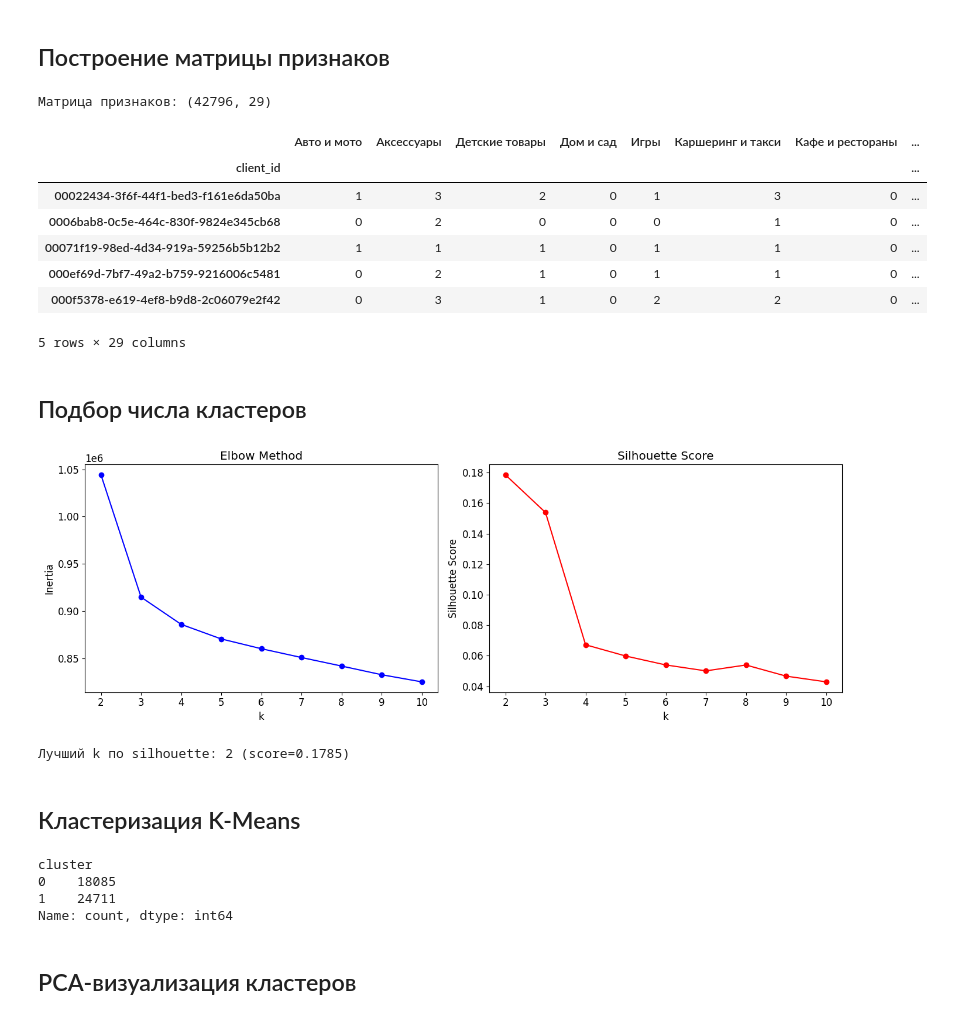
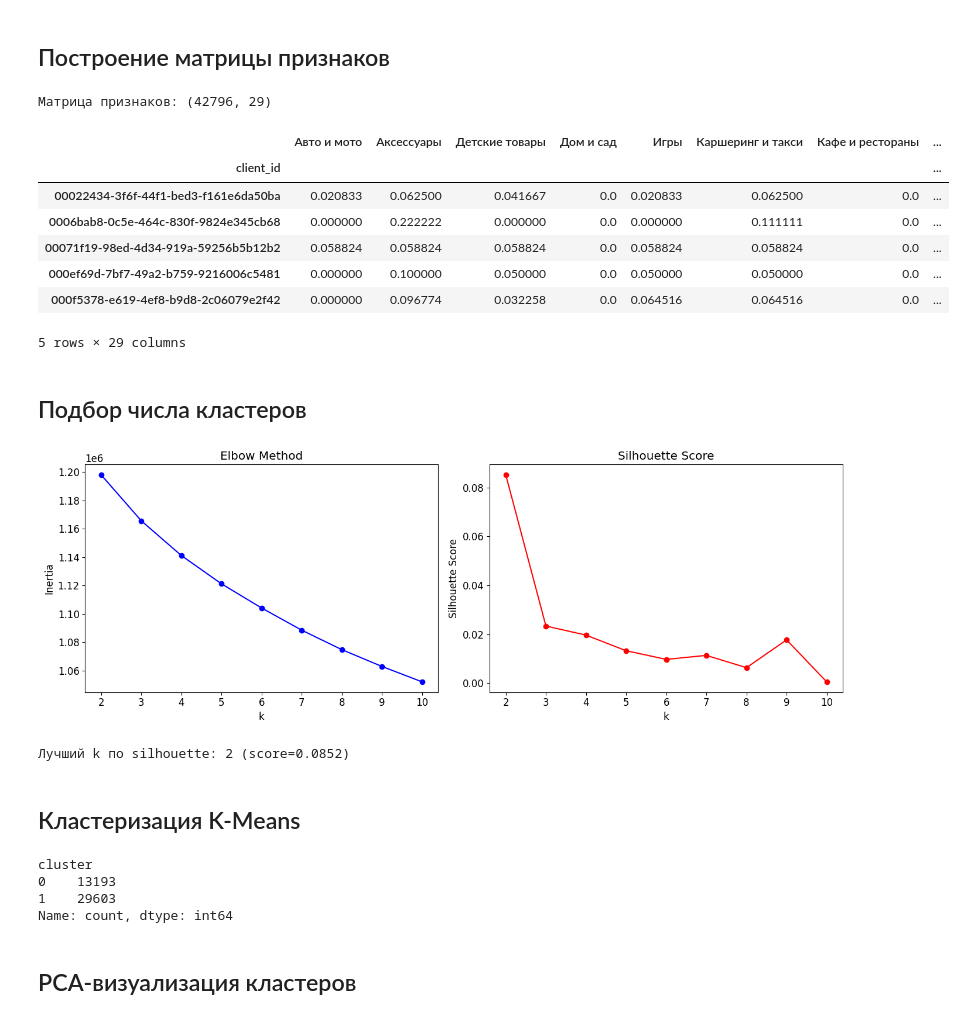
Before and after one commit to disarrik/hackaton-sem4, a Jupyter notebook: clustering.ipynb, the cells around one changed output. Drawn from its saved outputs; the diff is of its cells as text; code cells hidden in the pictures.

```diff
--- a/clustering.ipynb
+++ b/clustering.ipynb
@@ -71,21 +71,29 @@ max       80.000000     23.000000
 # %%
 merged = activity.merge(websites, on='website', how='left')
 merged = merged.merge(categories, left_on='category_id', right_on='id', how='left', suffixes=('', '_cat'))
 merged = merged.dropna(subset=['name'])
 
 pivot = merged.groupby(['client_id', 'name']).size().unstack(fill_value=0)
 pivot.columns.name = None
+
+# Нормализуем строки: делим каждую на сумму по строке.
+# Без этого KMeans разделит пользователей по объёму активности
+# (активные vs неактивные), а не по профилю интересов.
+# После нормализации каждая строка — распределение долей посещений
+# по категориям, и кластеризация идёт именно по паттерну интересов.
+pivot = pivot.div(pivot.sum(axis=1), axis=0)
+
 print(f"Матрица признаков: {pivot.shape}")
 pivot.head()
 # %% [output]
 Матрица признаков: (42796, 29)
 |  | Авто и мото | Аксессуары | Детские товары | Дом и сад | Игры | Каршеринг и такси | Кафе и рестораны | ... |
 | client_id |  |  |  |  |  |  |  | ... |
-| 00022434-3f6f-44f1-bed3-f161e6da50ba | 1 | 3 | 2 | 0 | 1 | 3 | 0 | ... |
-| 0006bab8-0c5e-464c-830f-9824e345cb68 | 0 | 2 | 0 | 0 | 0 | 1 | 0 | ... |
-| 00071f19-98ed-4d34-919a-59256b5b12b2 | 1 | 1 | 1 | 0 | 1 | 1 | 0 | ... |
-| 000ef69d-7bf7-49a2-b759-9216006c5481 | 0 | 2 | 1 | 0 | 1 | 1 | 0 | ... |
-| 000f5378-e619-4ef8-b9d8-2c06079e2f42 | 0 | 3 | 1 | 0 | 2 | 2 | 0 | ... |
+| 00022434-3f6f-44f1-bed3-f161e6da50ba | 0.020833 | 0.062500 | 0.041667 | 0.0 | 0.020833 | 0.062500 | 0.0 | ... |
+| 0006bab8-0c5e-464c-830f-9824e345cb68 | 0.000000 | 0.222222 | 0.000000 | 0.0 | 0.000000 | 0.111111 | 0.0 | ... |
+| 00071f19-98ed-4d34-919a-59256b5b12b2 | 0.058824 | 0.058824 | 0.058824 | 0.0 | 0.058824 | 0.058824 | 0.0 | ... |
+| 000ef69d-7bf7-49a2-b759-9216006c5481 | 0.000000 | 0.100000 | 0.050000 | 0.0 | 0.050000 | 0.050000 | 0.0 | ... |
+| 000f5378-e619-4ef8-b9d8-2c06079e2f42 | 0.000000 | 0.096774 | 0.032258 | 0.0 | 0.064516 | 0.064516 | 0.0 | ... |
 5 rows × 29 columns
 # %%
 scaler = StandardScaler()
@@ -116,8 +124,8 @@ plt.show()
 best_k = K_range[np.argmax(sil_scores)]
 print(f"Лучший k по silhouette: {best_k} (score={max(sil_scores):.4f})")
 # %% [output]
-[figure, old version]
+[figure, new version]
-Лучший k по silhouette: 2 (score=0.1785)
+Лучший k по silhouette: 2 (score=0.0852)
 # %% [markdown]
 ## Кластеризация K-Means
 # %%
@@ -126,8 +134,8 @@ pivot['cluster'] = kmeans.fit_predict(X)
 print(pivot['cluster'].value_counts().sort_index())
 # %% [output]
 cluster
-0    18085
-1    24711
+0    13193
+1    29603
 Name: count, dtype: int64
 # %% [markdown]
 ## PCA-визуализация кластеров
```
Also changed, not shown: parts of 6 cells of this notebook.
